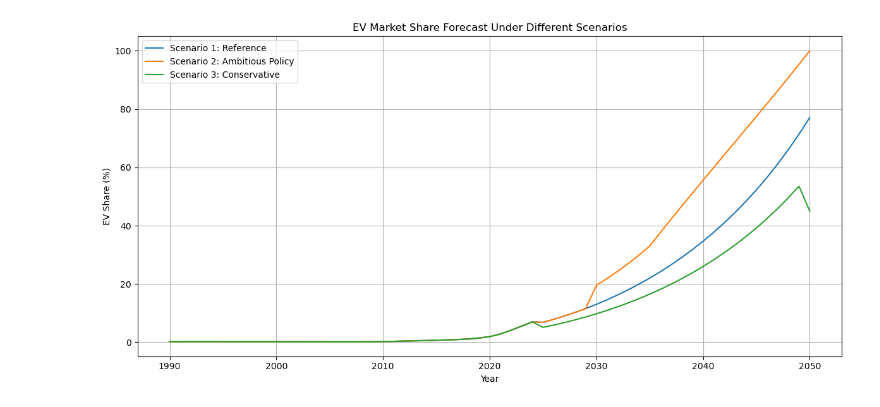
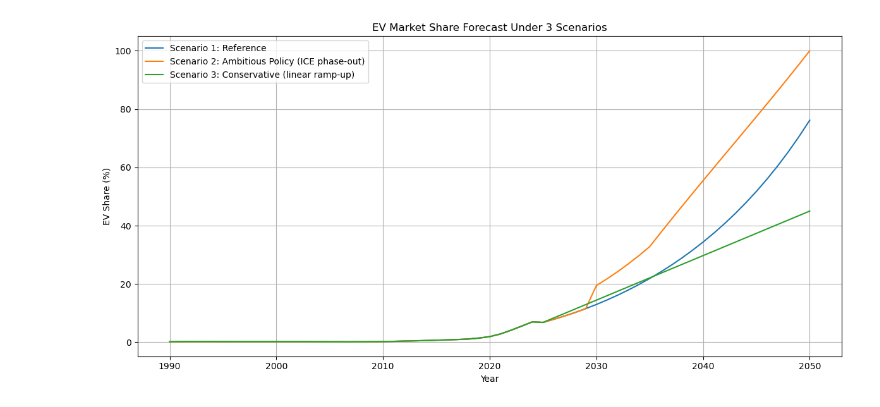
Before and after one commit to cyrillaebische/PI_ExpllAI-Mobility, a Jupyter notebook: prediction/ev_scenarios/scenarios.ipynb, the cells around one changed output. Drawn from its saved outputs; the diff is of its cells as text; code cells hidden in the pictures.

Commit message:
update some values

```diff
--- a/prediction/ev_scenarios/scenarios.ipynb
+++ b/prediction/ev_scenarios/scenarios.ipynb
@@ -1,71 +1,66 @@
 # %%
 import pandas as pd
 import matplotlib.pyplot as plt
-import os
+
+df = pd.read_csv("../prediction-results/forecasted_vehicles.csv")
+df["ev_share_pct"] = df["ev_count"] / df["total_count"]
+
+EV_GROWTH_FACTOR_SCENARIO_2 = 1.5
+ICE_STOP_YEAR_SCENARIO_2 = 2030
+EV_SHARE_TARGET_SCENARIO_3 = 0.45
 
 
-# Parameters for tweaking
-EV_GROWTH_FACTOR_SCENARIO_2 = 1.5        # Accelerated EV growth after 2030
-POLICY_CUTOFF_YEAR = 2035               # No ICE sales after this year
-FULL_EV_YEAR = 2050                     # Target year for full electrification
-EV_SHARE_TARGET_SCENARIO_3 = 0.45       # Conservative scenario EV share target
-EV_SHARE_REDUCTION_FACTOR = 0.75        # Slowdown factor for conservative scenario after 2025
-ECO_REDUCTION_START_YEAR = 2030         # Start year for reducing total vehicle count
-ECO_REDUCTION_MIN_FACTOR = 0.8          # Minimum reduction limit (20% below 2030 level)
-ECO_REDUCTION_RATE = 0.01               # 1% annual reduction in total vehicles
-
-df = pd.read_csv("prediction/forecasted_vehicles.csv")
-
-# Scenario 1: Reference (clean baseline)
+# --- Scenario 1: Reference (no change) ---
 scenario_1 = df.copy()
 
-# Rebuild Scenario 2 using gradual ICE phase-out from 2035 to 2050
+
+# --- Scenario 2: Ambitious Policy (accelerated EV growth and ICE phase-out) ---
 scenario_2 = df.copy()
 
-# Step 1: Accelerate EV growth starting in 2030
-scenario_2.loc[scenario_2["year"] >= 2030, "ev_count"] *= EV_GROWTH_FACTOR_SCENARIO_2
+# Apply accelerated EV growth from 2030 onward
+scenario_2.loc[scenario_2["year"] >= ICE_STOP_YEAR_SCENARIO_2, "ev_count"] *= EV_GROWTH_FACTOR_SCENARIO_2
 
-# Step 2: Compute ICE count in 2035
+# Gradual ICE phase-out from 2035 to 2050
 ice_count_2035 = scenario_2.loc[scenario_2["year"] == 2035, "total_count"].values[0] - \
                  scenario_2.loc[scenario_2["year"] == 2035, "ev_count"].values[0]
 
-# Step 3: Apply linear ICE retirement from 2035 to 2050
 for year in range(2036, 2051):
-    # Fraction of ICE vehicles retired
     retirement_fraction = (year - 2035) / (2050 - 2035)
-    # Total vehicles in the current year
     total_count = scenario_2.loc[scenario_2["year"] == year, "total_count"].values[0]
-    # Remaining ICE vehicles
     remaining_ice = max(ice_count_2035 * (1 - retirement_fraction), 0)
-    # Updated EV count = total - remaining ICE
     scenario_2.loc[scenario_2["year"] == year, "ev_count"] = total_count - remaining_ice
 
-# Step 4: Recalculate EV share and clamp
 scenario_2["ev_share_pct"] = scenario_2["ev_count"] / scenario_2["total_count"]
 scenario_2["ev_share_pct"] = scenario_2["ev_share_pct"].clip(upper=1.0)
 
-# Scenario 3: Conservative
+# --- Scenario 3: Conservative (linear ramp-up to 45% by 2050) ---
 scenario_3 = df.copy()
-scenario_3["ev_share_pct"] = scenario_3.apply(
-    lambda row: row["ev_share_pct"] * EV_SHARE_REDUCTION_FACTOR if row["year"] >= 2025 else row["ev_share_pct"],
-    axis=1
-)
-scenario_3.loc[scenario_3["year"] == scenario_3["year"].max(), "ev_share_pct"] = EV_SHARE_TARGET_SCENARIO_3
+start_year = 2025
+end_year = 2050
+ev_share_start = scenario_3.loc[scenario_3["year"] == start_year, "ev_share_pct"].values[0]
+years_range = end_year - start_year
+slope = (EV_SHARE_TARGET_SCENARIO_3 - ev_share_start) / years_range
+
+for year in range(start_year, end_year + 1):
+    ev_share = ev_share_start + slope * (year - start_year)
+    scenario_3.loc[scenario_3["year"] == year, "ev_share_pct"] = ev_share
+
 scenario_3["ev_count"] = scenario_3["ev_share_pct"] * scenario_3["total_count"]
+scenario_3["ev_share_pct"] = scenario_3["ev_share_pct"].clip(0, 1.0)
 
-# Plotting
+# --- Plot all 3 scenarios ---
 plt.figure(figsize=(12, 6))
 plt.plot(scenario_1["year"], scenario_1["ev_share_pct"] * 100, label="Scenario 1: Reference")
-plt.plot(scenario_2["year"], scenario_2["ev_share_pct"] * 100, label="Scenario 2: Ambitious Policy")
-plt.plot(scenario_3["year"], scenario_3["ev_share_pct"] * 100, label="Scenario 3: Conservative")
+plt.plot(scenario_2["year"], scenario_2["ev_share_pct"] * 100, label="Scenario 2: Ambitious Policy (ICE phase-out)")
+plt.plot(scenario_3["year"], scenario_3["ev_share_pct"] * 100, label="Scenario 3: Conservative (linear ramp-up)")
 
-plt.title("EV Market Share Forecast Under Different Scenarios")
+plt.title("EV Market Share Forecast Under 3 Scenarios")
 plt.xlabel("Year")
 plt.ylabel("EV Share (%)")
 plt.grid(True)
 plt.legend()
 plt.tight_layout()
 plt.show()
 # %% [output]
-[figure, old version]
+[figure, new version]
 # %%
```
Also changed, not shown: parts of 1 cell of this notebook, 13 other files.
